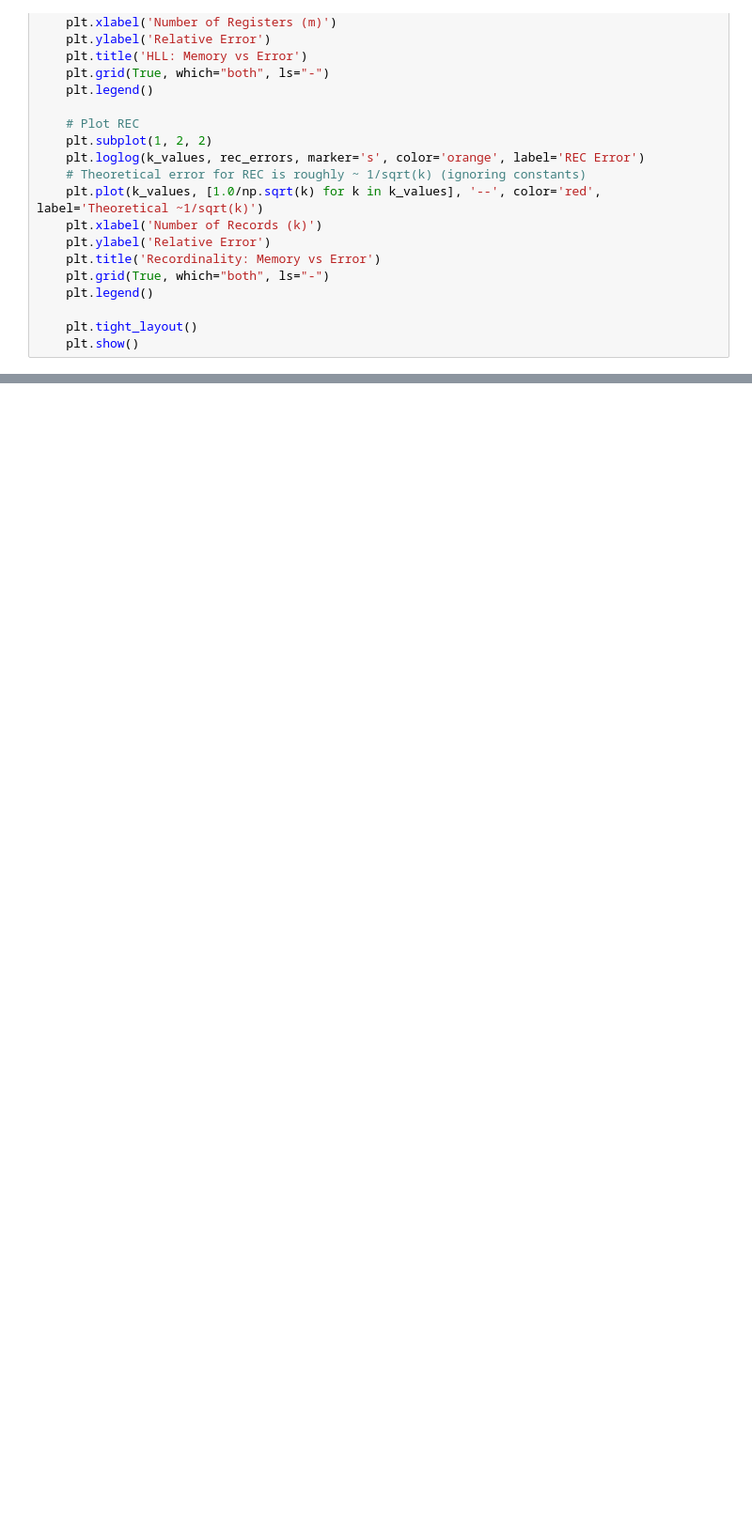
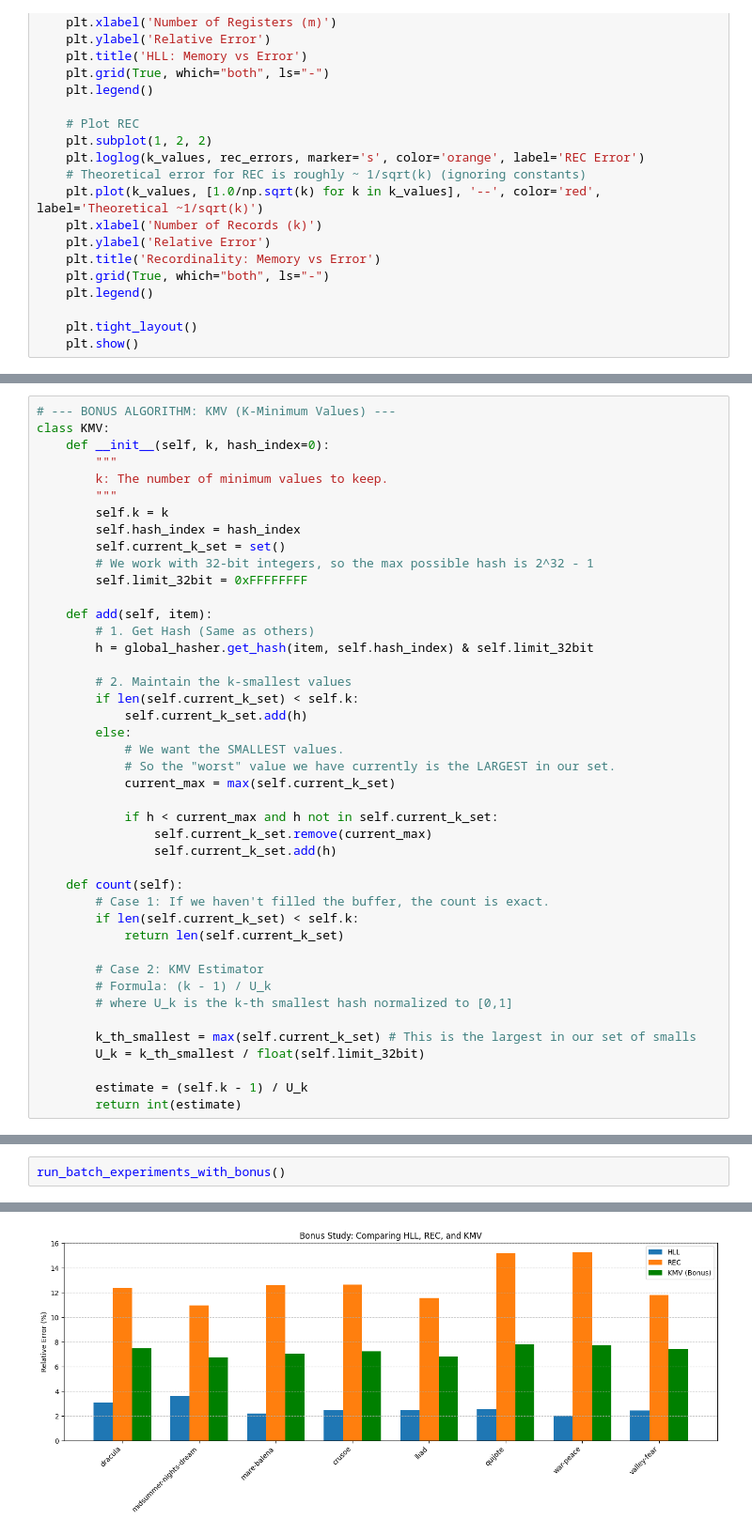
Before and after one commit to Aftab5550/cardinality-estimation-algorithms, a Jupyter notebook: cardinality-estimation-algorithms.ipynb, the cells around one changed output, grey strips where cells are left out. Shown at 94% size. Drawn from its saved outputs; the diff is of its cells as text; blank space fills up the shorter version.

```diff
--- a/cardinality-estimation-algorithms.ipynb
+++ b/cardinality-estimation-algorithms.ipynb
@@ -276,0 +645,43 @@ plot_memory_impact('dracula.txt', 'dracula.dat')
+# %%
+# --- BONUS ALGORITHM: KMV (K-Minimum Values) ---
+class KMV:
+    def __init__(self, k, hash_index=0):
+        """
+        k: The number of minimum values to keep.
+        """
+        self.k = k
+        self.hash_index = hash_index
+        self.current_k_set = set()
+        # We work with 32-bit integers, so the max possible hash is 2^32 - 1
+        self.limit_32bit = 0xFFFFFFFF
+
+    def add(self, item):
+        # 1. Get Hash (Same as others)
+        h = global_hasher.get_hash(item, self.hash_index) & self.limit_32bit
+
+        # 2. Maintain the k-smallest values
+        if len(self.current_k_set) < self.k:
+            self.current_k_set.add(h)
+        else:
+            # We want the SMALLEST values.
+            # So the "worst" value we have currently is the LARGEST in our set.
+            current_max = max(self.current_k_set)
+
+            if h < current_max and h not in self.current_k_set:
+                self.current_k_set.remove(current_max)
+                self.current_k_set.add(h)
+
+    def count(self):
+        # Case 1: If we haven't filled the buffer, the count is exact.
+        if len(self.current_k_set) < self.k:
+            return len(self.current_k_set)
+
+        # Case 2: KMV Estimator
+        # Formula: (k - 1) / U_k
+        # where U_k is the k-th smallest hash normalized to [0,1]
+
+        k_th_smallest = max(self.current_k_set) # This is the largest in our set of smalls
+        U_k = k_th_smallest / float(self.limit_32bit)
+
+        estimate = (self.k - 1) / U_k
+        return int(estimate)
@@ -276,0 +771,3 @@ plot_memory_impact('dracula.txt', 'dracula.dat')
+# %%
+run_batch_experiments_with_bonus()
+# %% [output]
@@ -276,0 +786 @@ plot_memory_impact('dracula.txt', 'dracula.dat')
+[figure, added]
```
Also changed, not shown: parts of 19 cells of this notebook.
